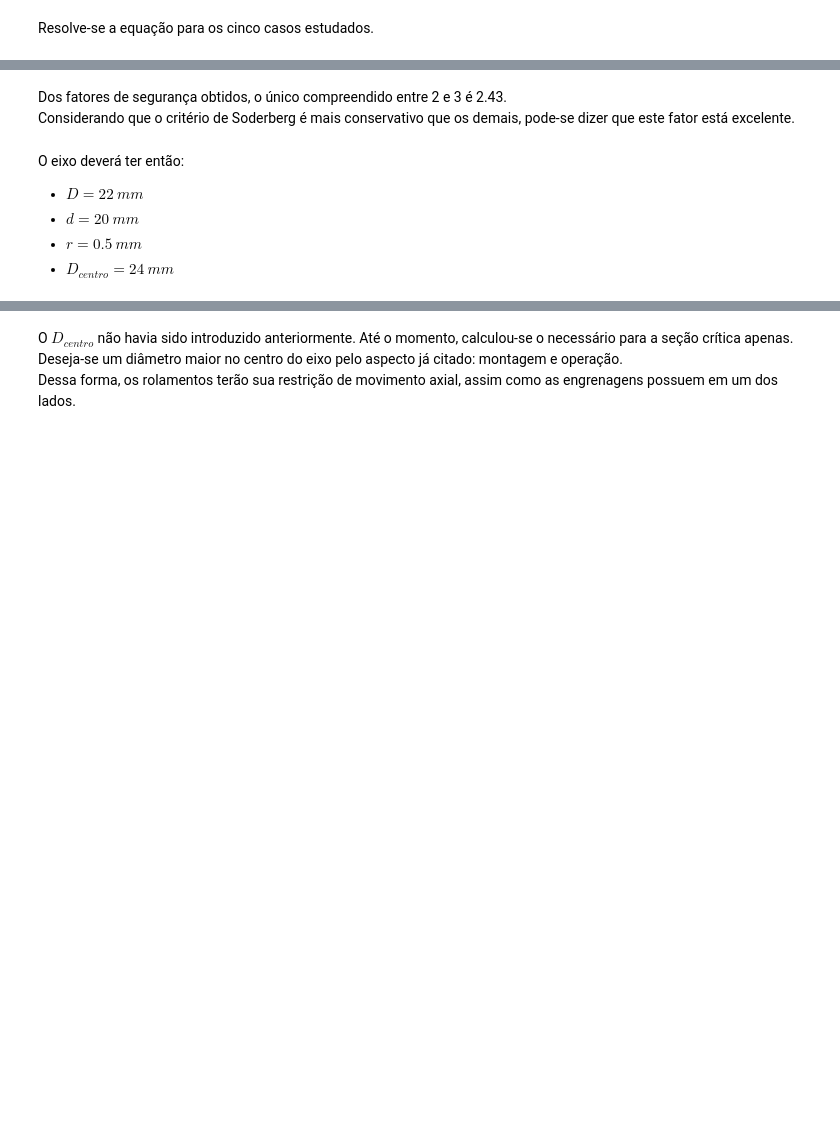
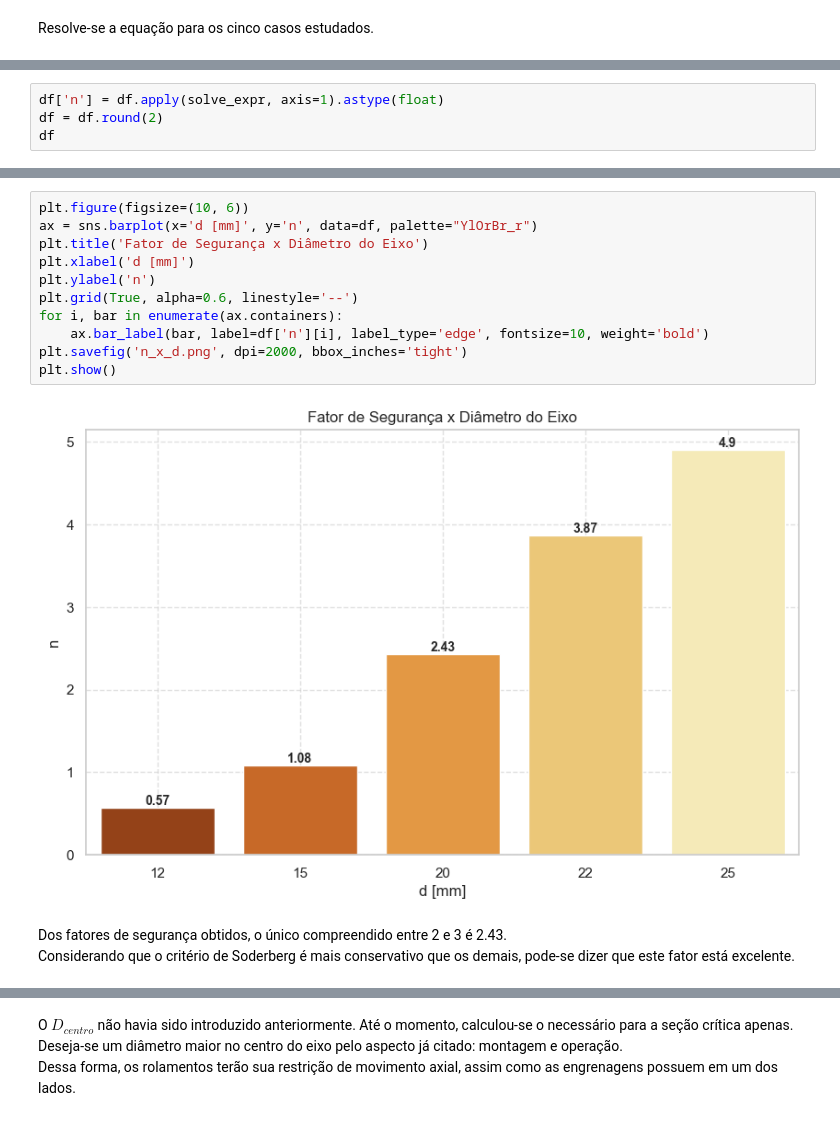
Before and after one commit to joaoalexarruda/desafio-baja, a Jupyter notebook: Cálculos/main.ipynb, the cells around one changed output, grey strips where cells are left out. Cells and saved outputs as stored; diff of their text form; blank space fills up the shorter version.

```diff
--- a/Cálculos/main.ipynb
+++ b/Cálculos/main.ipynb
@@ -446,0 +443,4 @@ df.round(2)
+# %%
+df['n'] = df.apply(solve_expr, axis=1).astype(float)
+df = df.round(2)
+df
@@ -447,9 +454,16 @@ df.round(2)
+# %%
+plt.figure(figsize=(10, 6))
+ax = sns.barplot(x='d [mm]', y='n', data=df, palette="YlOrBr_r")
+plt.title('Fator de Segurança x Diâmetro do Eixo')
+plt.xlabel('d [mm]')
+plt.ylabel('n')
+plt.grid(True, alpha=0.6, linestyle='--')
+for i, bar in enumerate(ax.containers):
+    ax.bar_label(bar, label=df['n'][i], label_type='edge', fontsize=10, weight='bold')
+plt.savefig('n_x_d.png', dpi=2000, bbox_inches='tight')
+plt.show()
+# %% [output]
+[figure, added]
 # %% [markdown]
 Dos fatores de segurança obtidos, o único compreendido entre 2 e 3 é 2.43.
 Considerando que o critério de Soderberg é mais conservativo que os demais, pode-se dizer que este fator está excelente.
-# %% [markdown]
-O eixo deverá ter então:
- - $D = 22 \ mm$
- - $d = 20 \ mm$
- - $r = 0.5 \ mm$
- - $D_{centro} = 24 \ mm$
```
Also changed, not shown: parts of 20 cells of this notebook, 2 other files.
